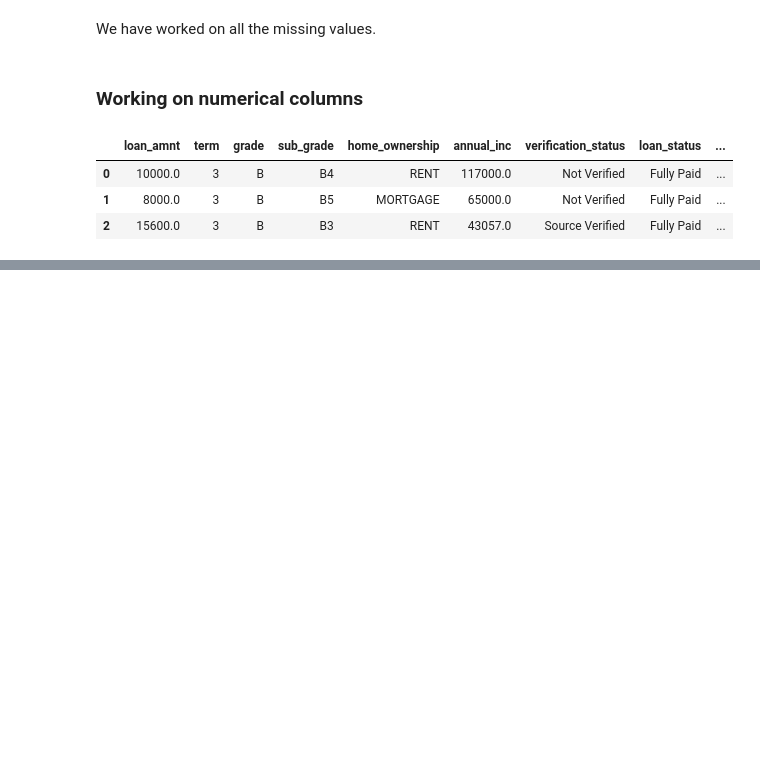
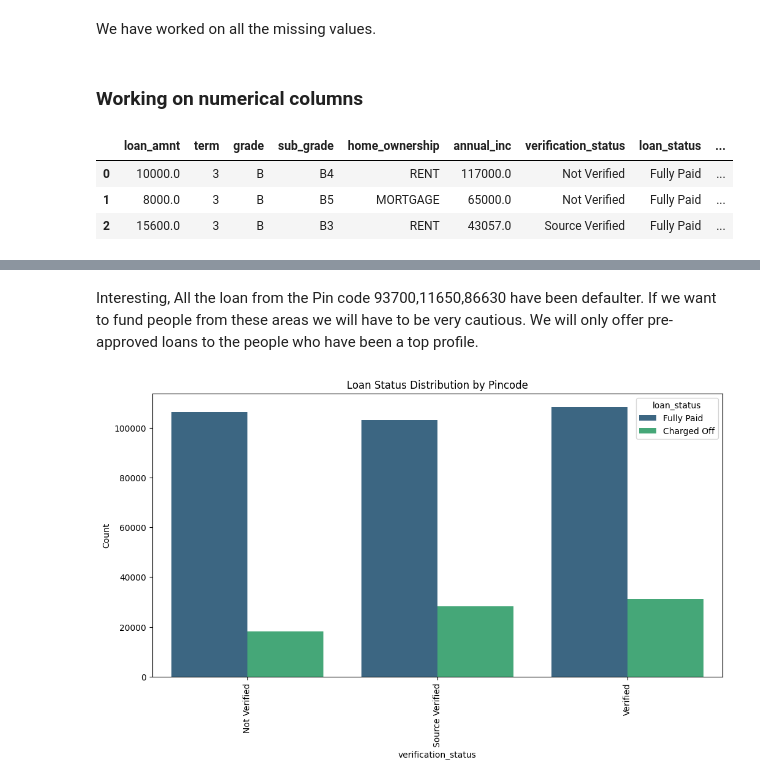
Before and after one commit to Vipulbhansali/CreditLine-Decision-Engine-Using-Amazon-Sagemaker, a Jupyter notebook: model notebook/eda_model_building.ipynb, the cells around one changed output, grey strips where cells are left out. Cells and saved outputs as stored; diff of their text form; code cells hidden in the pictures; blank space fills up the shorter version.

```diff
--- a/model notebook/eda_model_building.ipynb
+++ b/model notebook/eda_model_building.ipynb
@@ -272,0 +353,12 @@ df.head(3)
+# %% [markdown]
+Interesting, All the loan from the Pin code 93700,11650,86630 have been defaulter. If we want to fund people from these areas we will have to be very cautious. We will only offer pre-approved loans to the people who have been a top profile.
+# %%
+plt.figure(figsize=(12, 6))
+sns.countplot(data=df, x='verification_status' ,hue='loan_status', palette='viridis')
+plt.xticks(rotation=90)
+plt.title('Loan Status Distribution by Pincode')
+plt.xlabel('verification_status')
+plt.ylabel('Count')
+plt.show()
+# %% [output]
+[figure, added]
```
Also changed, not shown: parts of 20 cells of this notebook.
